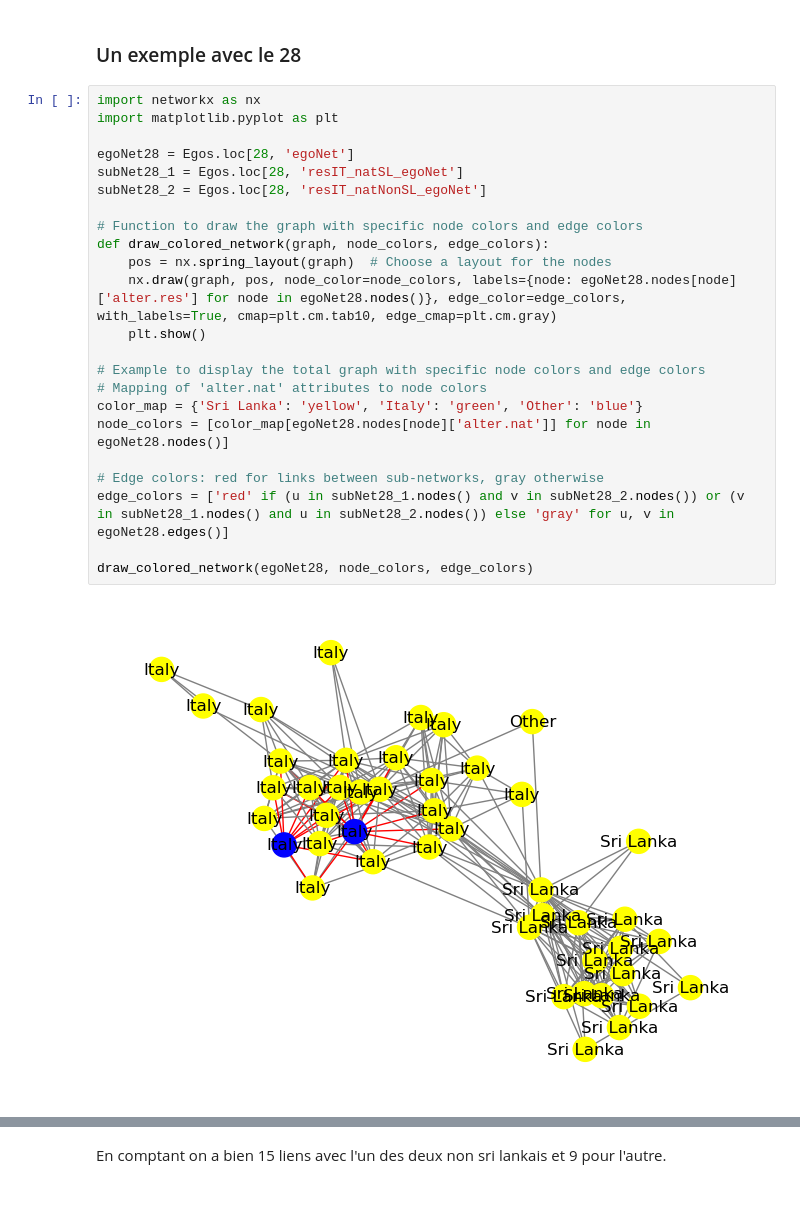
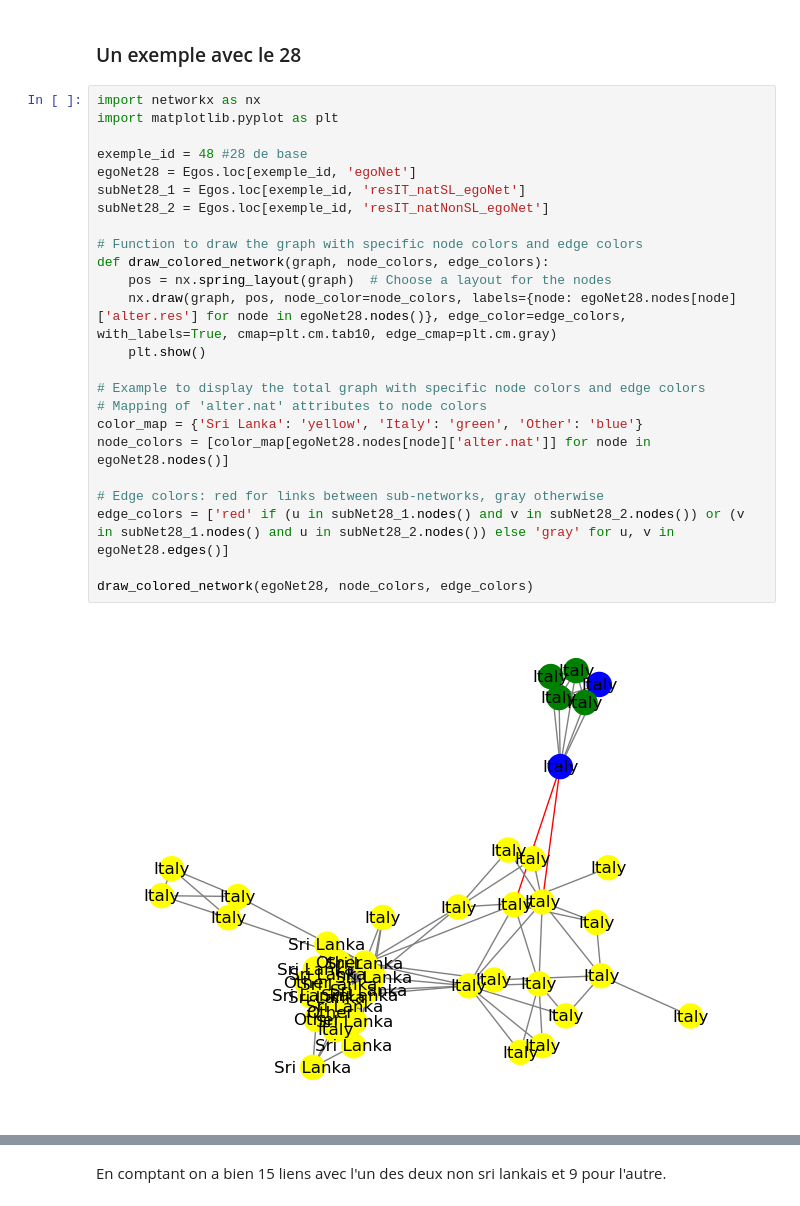
Before and after one commit to LeoMaurice/reseau_class, a Jupyter notebook: project_migrants/src/integration_analysis.ipynb, the cells around one changed output, grey strips where cells are left out. Cells and saved outputs as stored; diff of their text form.

```diff
--- a/project_migrants/src/integration_analysis.ipynb
+++ b/project_migrants/src/integration_analysis.ipynb
@@ -509,25 +511,26 @@ Text(0, 0.5, 'Nombre de liens entre réseaux en Italie \n relatif au nombre tota
 # %%
 import networkx as nx
 import matplotlib.pyplot as plt
 
-egoNet28 = Egos.loc[28, 'egoNet']
-subNet28_1 = Egos.loc[28, 'resIT_natSL_egoNet']
-subNet28_2 = Egos.loc[28, 'resIT_natNonSL_egoNet']
+exemple_id = 48 #28 de base
+egoNet28 = Egos.loc[exemple_id, 'egoNet']
+subNet28_1 = Egos.loc[exemple_id, 'resIT_natSL_egoNet']
+subNet28_2 = Egos.loc[exemple_id, 'resIT_natNonSL_egoNet']
 
 # Function to draw the graph with specific node colors and edge colors
 def draw_colored_network(graph, node_colors, edge_colors):
     pos = nx.spring_layout(graph)  # Choose a layout for the nodes
     nx.draw(graph, pos, node_color=node_colors, labels={node: egoNet28.nodes[node]['alter.res'] for node in egoNet28.nodes()}, edge_color=edge_colors, with_labels=True, cmap=plt.cm.tab10, edge_cmap=plt.cm.gray)
     plt.show()
 
 # Example to display the total graph with specific node colors and edge colors
 # Mapping of 'alter.nat' attributes to node colors
 color_map = {'Sri Lanka': 'yellow', 'Italy': 'green', 'Other': 'blue'}
 node_colors = [color_map[egoNet28.nodes[node]['alter.nat']] for node in egoNet28.nodes()]
 
 # Edge colors: red for links between sub-networks, gray otherwise
 edge_colors = ['red' if (u in subNet28_1.nodes() and v in subNet28_2.nodes()) or (v in subNet28_1.nodes() and u in subNet28_2.nodes()) else 'gray' for u, v in egoNet28.edges()]
 
 draw_colored_network(egoNet28, node_colors, edge_colors)
 # %% [output]
-[figure, old version]
+[figure, new version]
```
Also changed, not shown: parts of 2 cells of this notebook.
